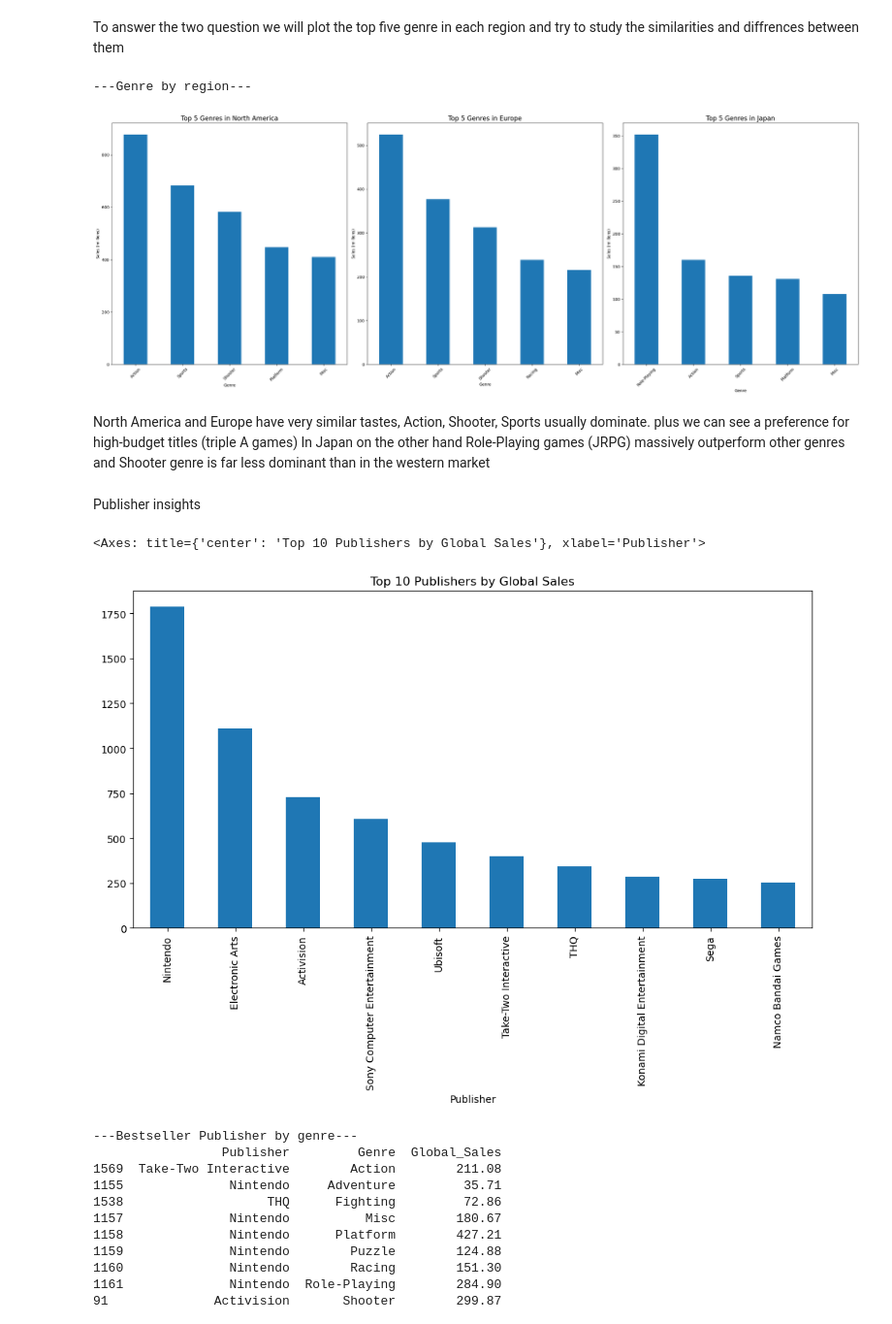
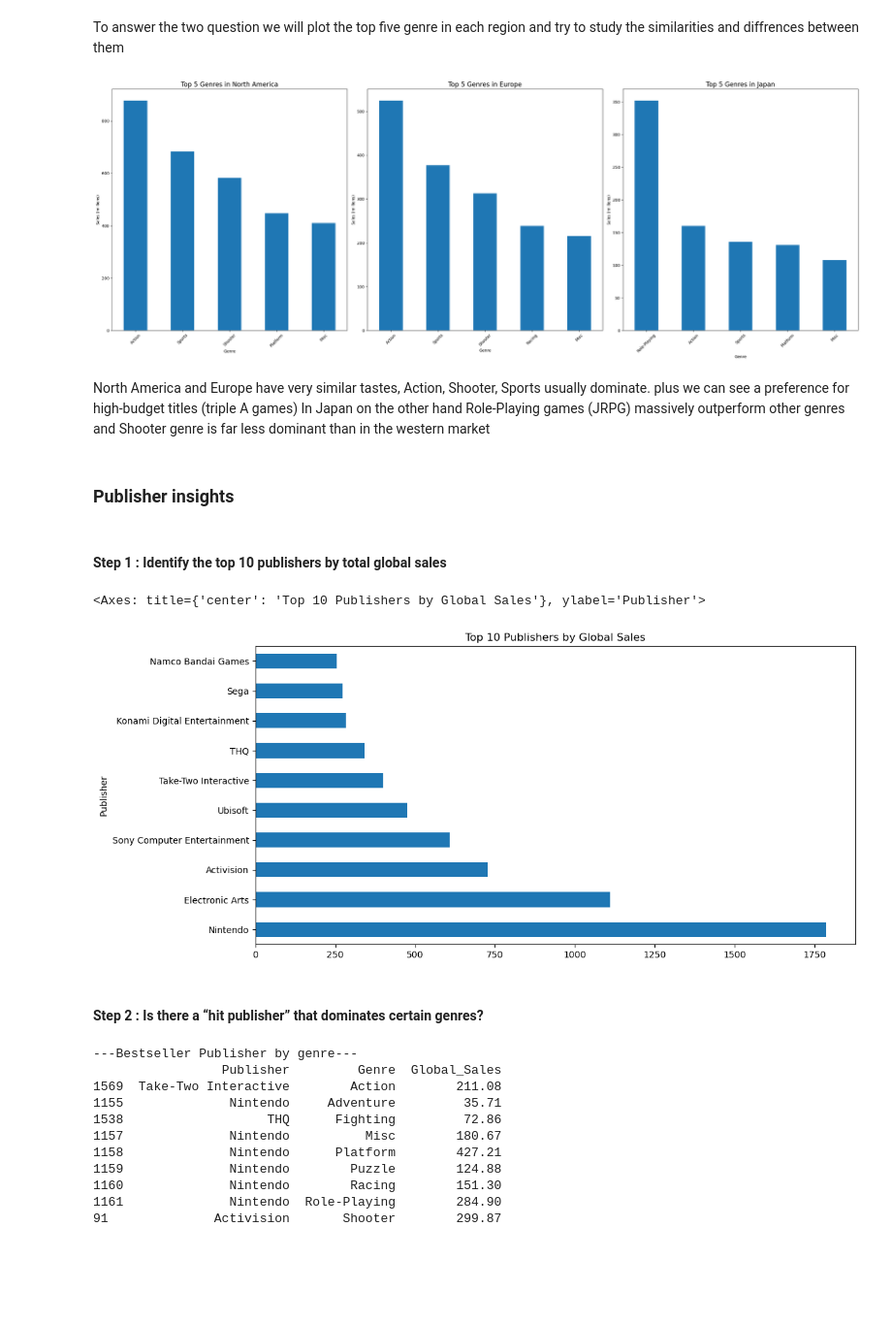
Before and after one commit to benzartimelek/Global_Video_Game_Sales_Evaluation, a Jupyter notebook: Project.ipynb, the cells around one changed output. Shown: that part at 97% size. Drawn from its saved outputs; the diff is of its cells as text; code cells hidden in the pictures; blank space fills up the shorter version.

Commit message:
Finishing market dominance analysis & regional preference divergence

```diff
--- a/Project.ipynb
+++ b/Project.ipynb
@@ -116,9 +116,6 @@ df['Year'] = df['Year'].fillna(df['Year'].median())
 # %%
 #Publisher missing → fill with 'Unknown'
 df['Publisher'] = df['Publisher'].fillna("Unknown")
-# %%
-#Remove duplicates
-df.drop_duplicates(inplace=True)
 # %%
 print("\nMissing values AFTER cleaning:")
 print(df.isnull().sum())
@@ -145,6 +142,6 @@ Rows after cleaning: 16598
 # %%
 # Convert Year to integer
-df['Year'] = df['Year'].astype(int)
+df['Year'] = df['Year'].astype(np.int64)
 # %%
 # Ensure numeric columns are numeric
 numeric_cols = ['NA_Sales', 'EU_Sales', 'JP_Sales', 'Other_Sales', 'Global_Sales']
@@ -594,24 +608,27 @@ for ax, region, title in zip(axes, regions, titles):
 plt.tight_layout()
 plt.show()
 # %% [output]
----Genre by region---
 [figure]
 # %% [markdown]
 North America and Europe have very similar tastes, Action, Shooter, Sports usually dominate. plus we can see a preference for high-budget titles (triple A games)
 In Japan on the other hand Role-Playing games (JRPG) massively outperform other genres and Shooter genre is far less dominant than in the western market
 # %% [markdown]
-Publisher insights
+### Publisher insights
+# %% [markdown]
+#### Step 1 : Identify the top 10 publishers by total global sales
 # %%
 top_publishers = (
     df.groupby("Publisher")["Global_Sales"]
       .sum()
       .sort_values(ascending=False)
       .head(10)
 )
-top_publishers.plot(kind="bar", figsize=(12,6), title="Top 10 Publishers by Global Sales")
+top_publishers.plot(kind="barh", figsize=(12,6), title="Top 10 Publishers by Global Sales")
 # %% [output]
-<Axes: title={'center': 'Top 10 Publishers by Global Sales'}, xlabel='Publisher'>
+<Axes: title={'center': 'Top 10 Publishers by Global Sales'}, ylabel='Publisher'>
-[figure, old version]
+[figure, new version]
+# %% [markdown]
+#### Step 2 : Is there a “hit publisher” that dominates certain genres?
 # %%
 print("\n---Bestseller Publisher by genre---")
 publisher_genre = (
```
Also changed, not shown: parts of 86 cells of this notebook.
